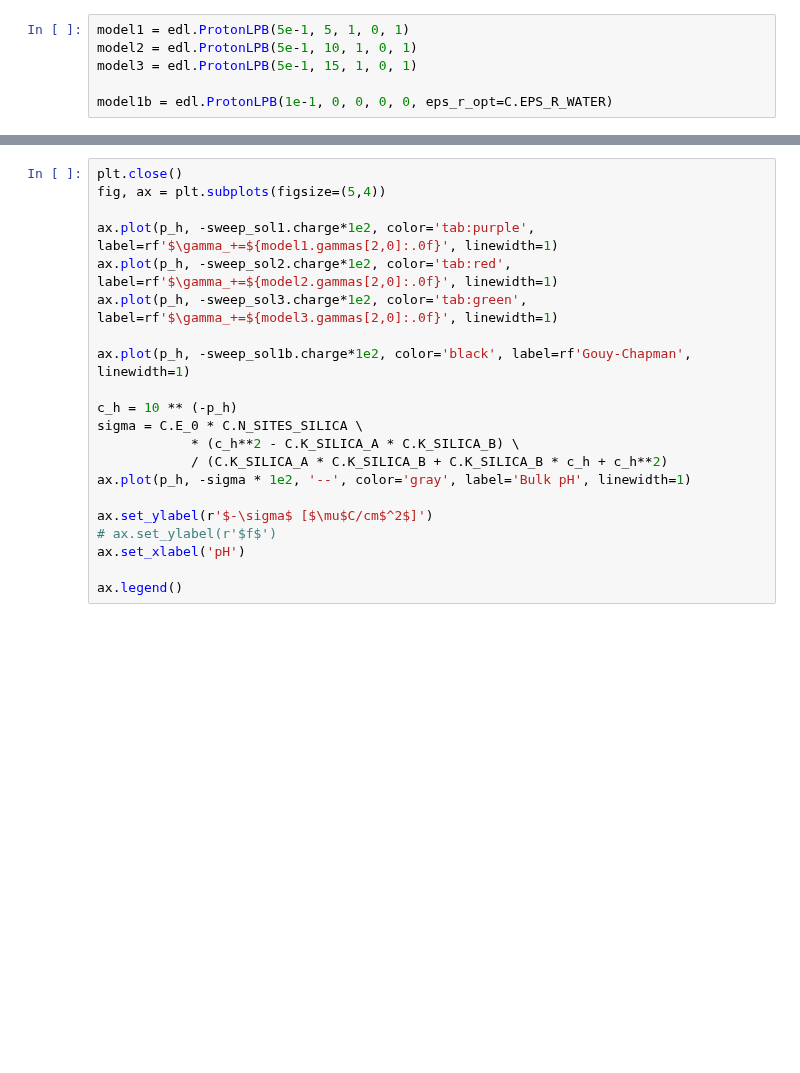
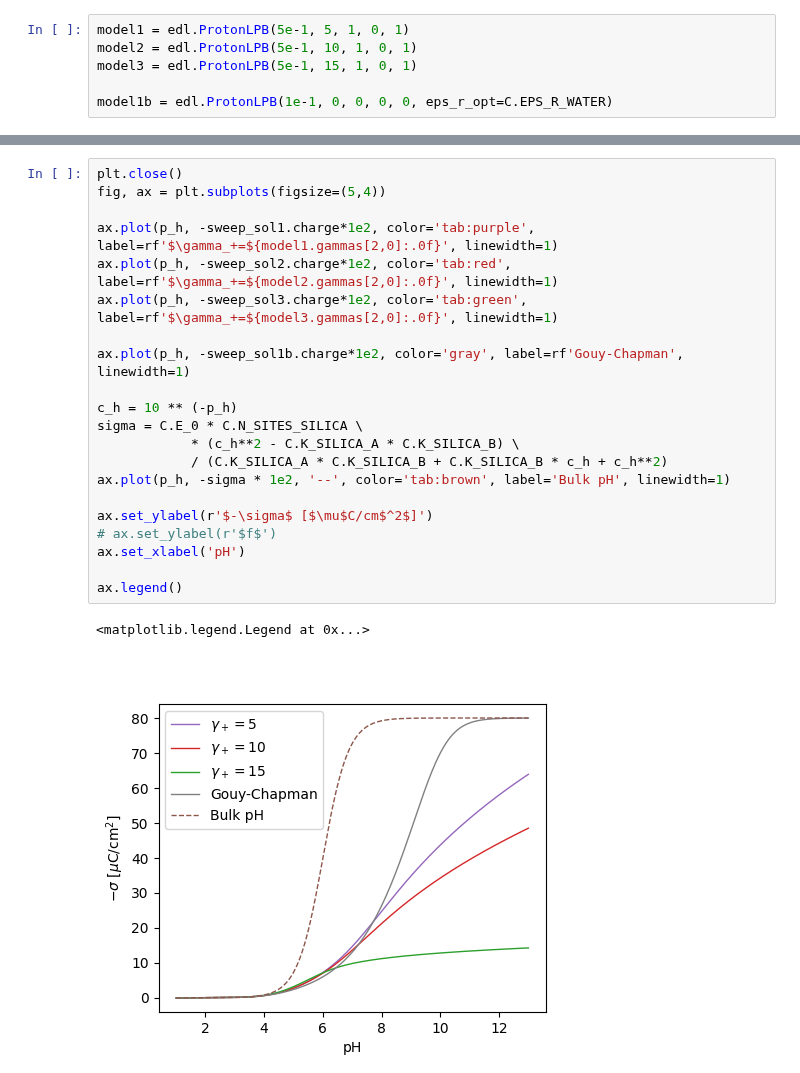
Before and after one commit to lucasdekam/frumkin, a Jupyter notebook: data-insulator.ipynb, the cells around one changed output, grey strips where cells are left out. Cells and saved outputs as stored; diff of their text form; blank space fills up the shorter version.

```diff
--- a/data-insulator.ipynb
+++ b/data-insulator.ipynb
@@ -21,24 +30,27 @@ sweep_sol1b = model1b.sweep_ins(p_h, tol=1e-2)
 # %%
 plt.close()
 fig, ax = plt.subplots(figsize=(5,4))
 
 ax.plot(p_h, -sweep_sol1.charge*1e2, color='tab:purple', label=rf'$\gamma_+=${model1.gammas[2,0]:.0f}', linewidth=1)
 ax.plot(p_h, -sweep_sol2.charge*1e2, color='tab:red', label=rf'$\gamma_+=${model2.gammas[2,0]:.0f}', linewidth=1)
 ax.plot(p_h, -sweep_sol3.charge*1e2, color='tab:green', label=rf'$\gamma_+=${model3.gammas[2,0]:.0f}', linewidth=1)
 
-ax.plot(p_h, -sweep_sol1b.charge*1e2, color='black', label=rf'Gouy-Chapman', linewidth=1)
+ax.plot(p_h, -sweep_sol1b.charge*1e2, color='gray', label=rf'Gouy-Chapman', linewidth=1)
 
 c_h = 10 ** (-p_h)
 sigma = C.E_0 * C.N_SITES_SILICA \
             * (c_h**2 - C.K_SILICA_A * C.K_SILICA_B) \
             / (C.K_SILICA_A * C.K_SILICA_B + C.K_SILICA_B * c_h + c_h**2)
-ax.plot(p_h, -sigma * 1e2, '--', color='gray', label='Bulk pH', linewidth=1)
+ax.plot(p_h, -sigma * 1e2, '--', color='tab:brown', label='Bulk pH', linewidth=1)
 
 ax.set_ylabel(r'$-\sigma$ [$\mu$C/cm$^2$]')
 # ax.set_ylabel(r'$f$')
 ax.set_xlabel('pH')
 
 ax.legend()
+# %% [output]
+<matplotlib.legend.Legend at 0x...>
+[figure, added]
 # %%
 fig, ax = plt.subplots(figsize=(5,4))
 
```
Also changed, not shown: parts of 7 cells of this notebook, 2 other files.
